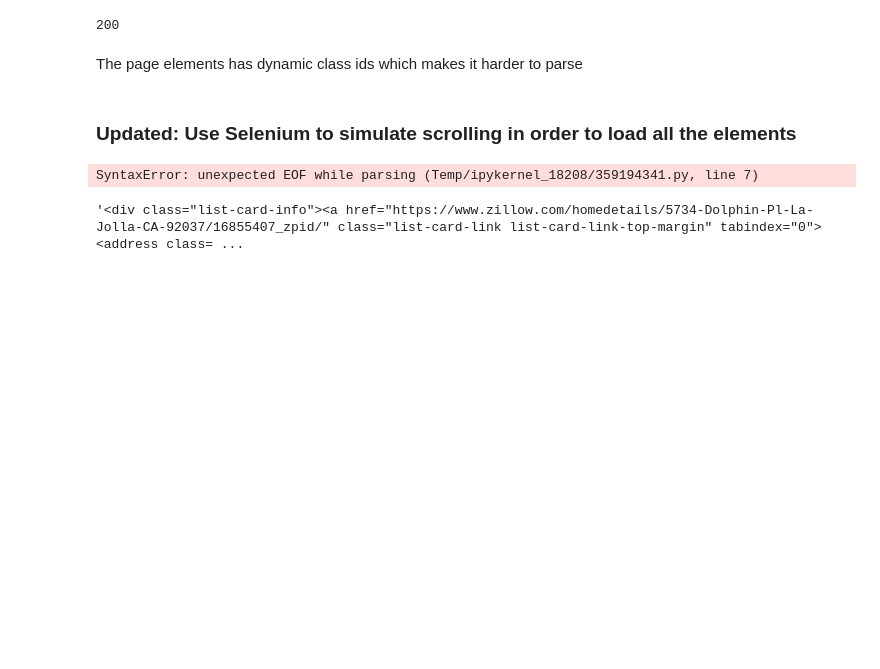
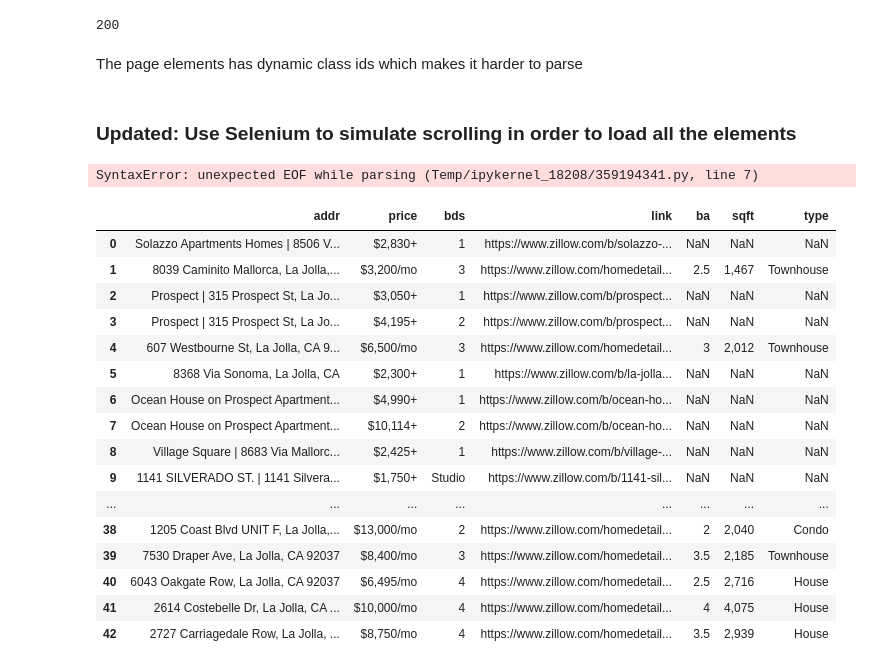
Before and after one commit to Barry0121/Triple-C-Data-Science-Dashboard, a Jupyter notebook: scraper.ipynb, the cells around one changed output. Drawn from its saved outputs; the diff is of its cells as text; code cells hidden in the pictures; blank space fills up the shorter version.

Commit message:
update v6
included parsing and storage code

```diff
--- a/scraper.ipynb
+++ b/scraper.ipynb
@@ -274,4 +283,0 @@ for lst in listings_html:
-# %%
-listings_html[10]
-# %% [output]
-'<div class="list-card-info"><a href="https://www.zillow.com/homedetails/5734-Dolphin-Pl-La-Jolla-CA-92037/16855407_zpid/" class="list-card-link list-card-link-top-margin" tabindex="0"><address class= ...
@@ -277,0 +287,57 @@ listings_html[10]
+# %%
+# read the stored listing html source
+read_listings = read_listings_html()
+# %%
+# use beautifulsoup to parse the html source (function extract_listings)
+def parse_singel_listing(source):
+    parsed = soup(source, "html.parser")
+    # get the link
+    link_header = "https://www.zillow.com"
+    link = parsed.find('a', {'class': 'list-card-link'}).get('href')
+    flag=False # flag for which pattern structure to use for parsing
+    if not link.startswith(link_header, 0, len(link_header)):
+        flag=True
+        link = link_header + link
+    # get basic info
+    addr=parsed.find('address', {"class": 'list-card-addr'}).text
+    price=parsed.find('div', {'class': 'list-card-price'}).text
+    detail=parsed.find('ul', {'class': 'list-card-details'}).text
+    if not flag:
+        pat=r"([1-9] bd)[s]*([1-9\.]+ ba)([0-9,\\-]+ sqft)- (.*)"
+        match=re.match(pat, detail)
+        ins={'addr': [addr], 'price': [price], 'link': [link]}
+        for index, cat in enumerate(['bds','ba','sqft','type']):
+            if match!=None:
+                ins[cat]=match.group(index+1).split()[0]
+        return pd.DataFrame.from_dict(ins)
+    else:
+        if len(detail)==0:
+            return pd.DataFrame.from_dict({'addr': [addr], 'price': [price.split()[0]], 'bds': [price.split()[1]], 'link': [link]})
+        temp_price = [i.split()[0] for i in [price, detail]]
+        temp_bds = [i.split()[1] for i in [price, detail]] # include 'studio' as an option
+        ins={'addr': [addr]*len(temp_price), 'price': temp_price, 'bds': temp_bds, 'link': [link]*len(temp_price)}
+        return pd.DataFrame.from_dict(ins)
+# %%
+# save the parsed data into a csv file (function saved_extracted_data)
+df = pd.concat([parse_singel_listing(i) for i in read_listings]).reset_index(drop=True)
+# df.to_csv('listing.csv')
+# %%
+df
+# %% [output]
+|  | addr | price | bds | link | ba | sqft | type |
+| 0 | Solazzo Apartments Homes | 8506 V... | $2,830+ | 1 | https://www.zillow.com/b/solazzo-... | NaN | NaN | NaN |
+| 1 | 8039 Caminito Mallorca, La Jolla,... | $3,200/mo | 3 | https://www.zillow.com/homedetail... | 2.5 | 1,467 | Townhouse |
+| 2 | Prospect | 315 Prospect St, La Jo... | $3,050+ | 1 | https://www.zillow.com/b/prospect... | NaN | NaN | NaN |
+| 3 | Prospect | 315 Prospect St, La Jo... | $4,195+ | 2 | https://www.zillow.com/b/prospect... | NaN | NaN | NaN |
+| 4 | 607 Westbourne St, La Jolla, CA 9... | $6,500/mo | 3 | https://www.zillow.com/homedetail... | 3 | 2,012 | Townhouse |
+| 5 | 8368 Via Sonoma, La Jolla, CA | $2,300+ | 1 | https://www.zillow.com/b/la-jolla... | NaN | NaN | NaN |
+| 6 | Ocean House on Prospect Apartment... | $4,990+ | 1 | https://www.zillow.com/b/ocean-ho... | NaN | NaN | NaN |
+| 7 | Ocean House on Prospect Apartment... | $10,114+ | 2 | https://www.zillow.com/b/ocean-ho... | NaN | NaN | NaN |
+| 8 | Village Square | 8683 Via Mallorc... | $2,425+ | 1 | https://www.zillow.com/b/village-... | NaN | NaN | NaN |
+| 9 | 1141 SILVERADO ST. | 1141 Silvera... | $1,750+ | Studio | https://www.zillow.com/b/1141-sil... | NaN | NaN | NaN |
+| ... | ... | ... | ... | ... | ... | ... | ... |
+| 38 | 1205 Coast Blvd UNIT F, La Jolla,... | $13,000/mo | 2 | https://www.zillow.com/homedetail... | 2 | 2,040 | Condo |
+| 39 | 7530 Draper Ave, La Jolla, CA 92037 | $8,400/mo | 3 | https://www.zillow.com/homedetail... | 3.5 | 2,185 | Townhouse |
+| 40 | 6043 Oakgate Row, La Jolla, CA 92037 | $6,495/mo | 4 | https://www.zillow.com/homedetail... | 2.5 | 2,716 | House |
+| 41 | 2614 Costebelle Dr, La Jolla, CA ... | $10,000/mo | 4 | https://www.zillow.com/homedetail... | 4 | 4,075 | House |
+| 42 | 2727 Carriagedale Row, La Jolla, ... | $8,750/mo | 4 | https://www.zillow.com/homedetail... | 3.5 | 2,939 | House |
```
Also changed, not shown: parts of 6 cells of this notebook, 1 other file.
